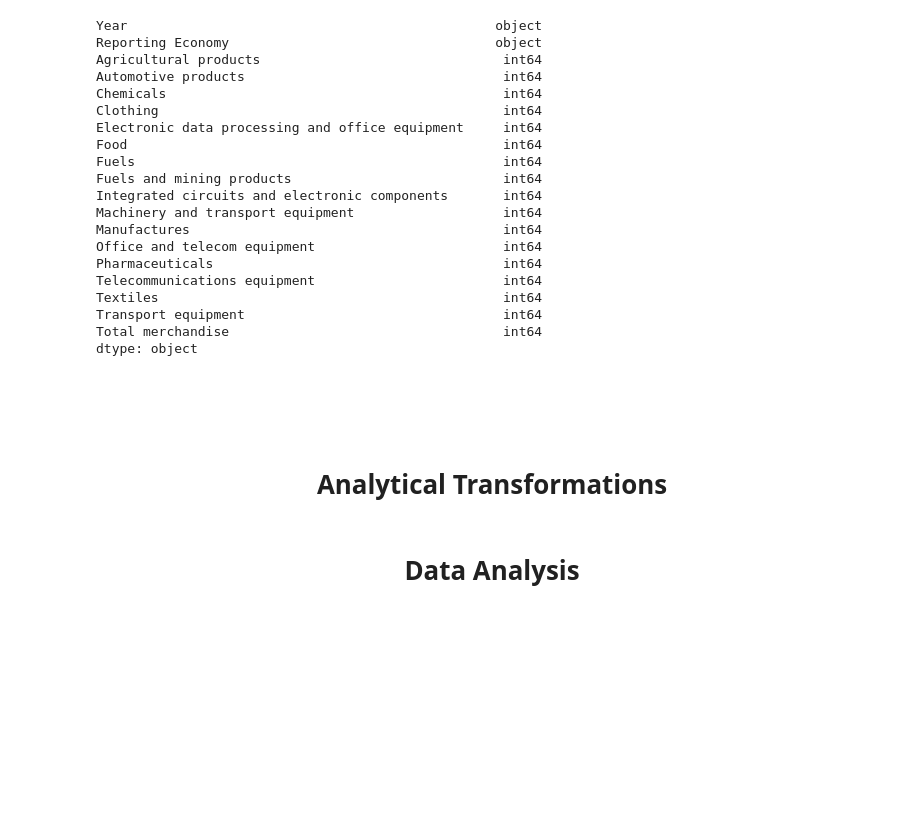
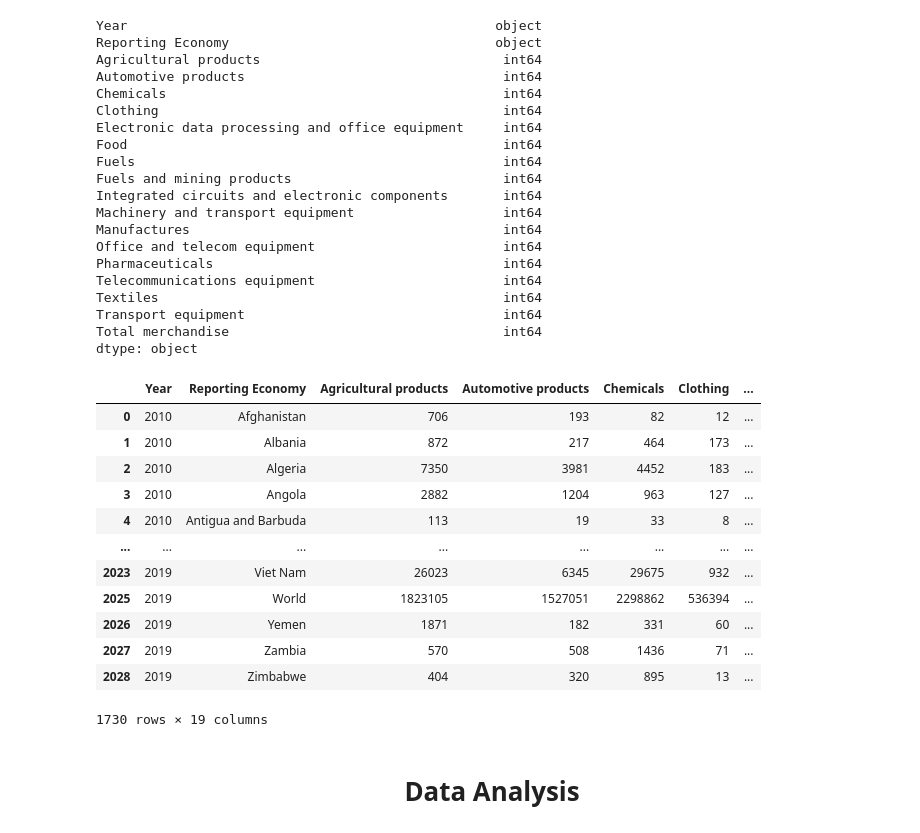
Before and after one commit to kesnel/ayiti-analytics-capstone-project, a Jupyter notebook: EDA.ipynb, the cells around one changed output. Saved outputs shown, nothing was run; the diff lists cells and outputs as text; code cells hidden in the pictures; blank space fills up the shorter version.

Commit message:
Analytical Transformations

```diff
--- a/EDA.ipynb
+++ b/EDA.ipynb
@@ -376,10 +376,21 @@ Total merchandise                                   int64
 dtype: object
 # %%
 # Display the final dataframe
+df
+# %% [output]
+|  | Year | Reporting Economy | Agricultural products | Automotive products | Chemicals | Clothing | ... |
+| 0 | 2010 | Afghanistan | 706 | 193 | 82 | 12 | ... |
+| 1 | 2010 | Albania | 872 | 217 | 464 | 173 | ... |
+| 2 | 2010 | Algeria | 7350 | 3981 | 4452 | 183 | ... |
+| 3 | 2010 | Angola | 2882 | 1204 | 963 | 127 | ... |
+| 4 | 2010 | Antigua and Barbuda | 113 | 19 | 33 | 8 | ... |
+| ... | ... | ... | ... | ... | ... | ... | ... |
+| 2023 | 2019 | Viet Nam | 26023 | 6345 | 29675 | 932 | ... |
+| 2025 | 2019 | World | 1823105 | 1527051 | 2298862 | 536394 | ... |
+| 2026 | 2019 | Yemen | 1871 | 182 | 331 | 60 | ... |
+| 2027 | 2019 | Zambia | 570 | 508 | 1436 | 71 | ... |
+| 2028 | 2019 | Zimbabwe | 404 | 320 | 895 | 13 | ... |
+1730 rows × 19 columns
-# %% [markdown]
-<br><br>
-# %% [markdown]
-<h1 align="center"> Analytical Transformations </h1>
 # %% [markdown]
 # <h1 align="center"> Data Analysis </h1>
 # %% [markdown]
```
